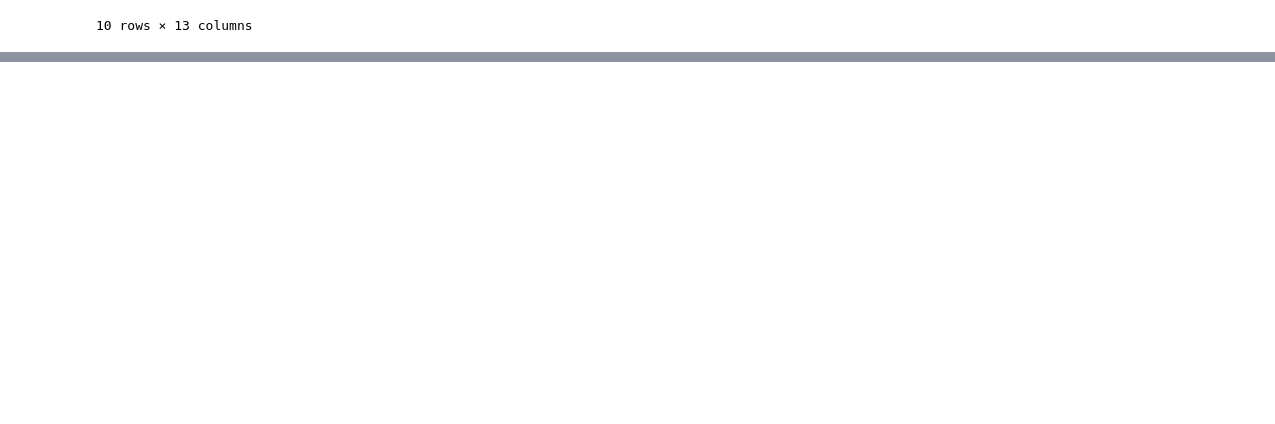
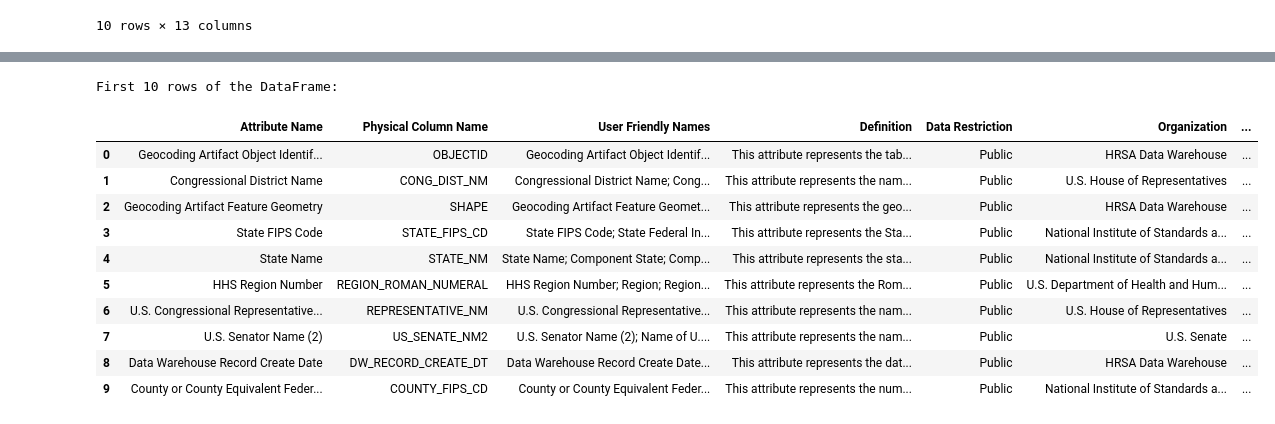
Before and after one commit to jas-tang/datasci_1_loading, a Jupyter notebook: HHA507.ipynb, the cells around one changed output, grey strips where cells are left out. Cells and saved outputs as stored; diff of their text form; code cells hidden in the pictures; blank space fills up the shorter version.

Commit message:
Updated an excel file

```diff
--- a/HHA507.ipynb
+++ b/HHA507.ipynb
@@ -203,0 +220,19 @@ info
+# %%
+mua = pd.read_excel("/content/sample_data/MUA_DATAMART_METADATA.XLSX")
+#Display first 10 rows
+result = mua.head(10)
+print("First 10 rows of the DataFrame:")
+result
+# %% [output]
+First 10 rows of the DataFrame:
+|  | Attribute Name | Physical Column Name | User Friendly Names | Definition | Data Restriction | Organization | ... |
+| 0 | Geocoding Artifact Object Identif... | OBJECTID | Geocoding Artifact Object Identif... | This attribute represents the tab... | Public | HRSA Data Warehouse | ... |
+| 1 | Congressional District Name | CONG_DIST_NM | Congressional District Name; Cong... | This attribute represents the nam... | Public | U.S. House of Representatives | ... |
+| 2 | Geocoding Artifact Feature Geometry | SHAPE | Geocoding Artifact Feature Geomet... | This attribute represents the geo... | Public | HRSA Data Warehouse | ... |
+| 3 | State FIPS Code | STATE_FIPS_CD | State FIPS Code; State Federal In... | This attribute represents the Sta... | Public | National Institute of Standards a... | ... |
+| 4 | State Name | STATE_NM | State Name; Component State; Comp... | This attribute represents the sta... | Public | National Institute of Standards a... | ... |
+| 5 | HHS Region Number | REGION_ROMAN_NUMERAL | HHS Region Number; Region; Region... | This attribute represents the Rom... | Public | U.S. Department of Health and Hum... | ... |
+| 6 | U.S. Congressional Representative... | REPRESENTATIVE_NM | U.S. Congressional Representative... | This attribute represents the nam... | Public | U.S. House of Representatives | ... |
+| 7 | U.S. Senator Name (2) | US_SENATE_NM2 | U.S. Senator Name (2); Name of U.... | This attribute represents the nam... | Public | U.S. Senate | ... |
+| 8 | Data Warehouse Record Create Date | DW_RECORD_CREATE_DT | Data Warehouse Record Create Date... | This attribute represents the dat... | Public | HRSA Data Warehouse | ... |
+| 9 | County or County Equivalent Feder... | COUNTY_FIPS_CD | County or County Equivalent Feder... | This attribute represents the num... | Public | National Institute of Standards a... | ... |
```
Also changed, not shown: parts of 1 cell of this notebook.
